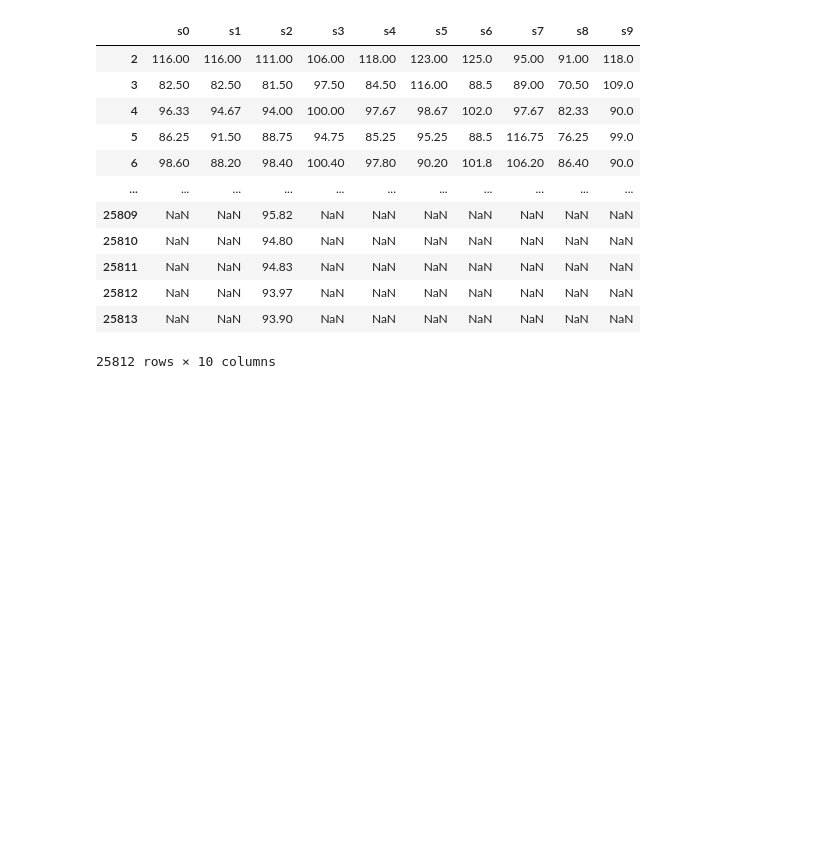
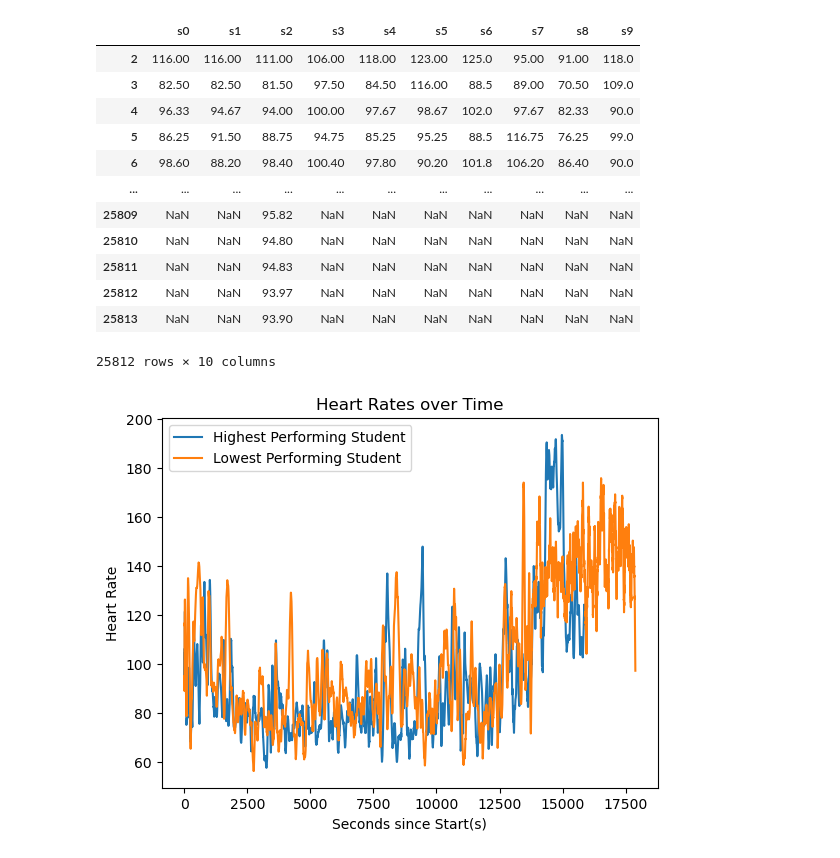
Before and after one commit to jyepez26/final-project-106, a Jupyter notebook: checkpoint/eda.ipynb, the cells around one changed output. Drawn from its saved outputs; the diff is of its cells as text; code cells hidden in the pictures; blank space fills up the shorter version.

Commit message:
added a graph

```diff
--- a/checkpoint/eda.ipynb
+++ b/checkpoint/eda.ipynb
@@ -5,3 +5,4 @@ import numpy as np
 import preproc
 # %%
 results, test_stats = preproc.extract_files('HR.csv')
+heart_rates = preproc.concat_results(results)
@@ -23,3 +22,14 @@ results_df
 | 25812 | NaN | NaN | 93.97 | NaN | NaN | NaN | NaN | NaN | NaN | NaN |
 | 25813 | NaN | NaN | 93.90 | NaN | NaN | NaN | NaN | NaN | NaN | NaN |
 25812 rows × 10 columns
+# %%
+fig, axes = plt.subplots()
+for i in [3, 7]:
+    plt.plot(heart_rates.index, heart_rates[f's{i}'], label = f'Student {i}')
+
+plt.title('Heart Rates over Time')
+axes.set_xlabel('Seconds since Start(s)')
+axes.set_ylabel('Heart Rate')
+axes.legend(['Highest Performing Student', 'Lowest Performing Student']);
+# %% [output]
+[figure, added]
```
Also changed, not shown: parts of 2 cells of this notebook.
